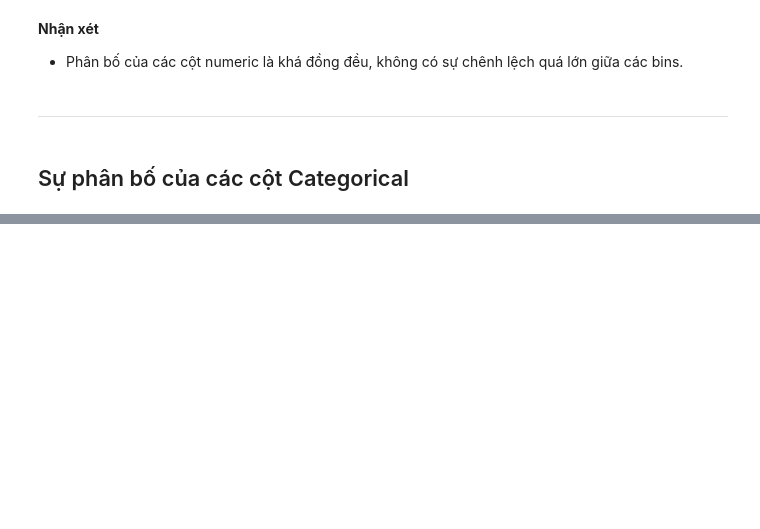
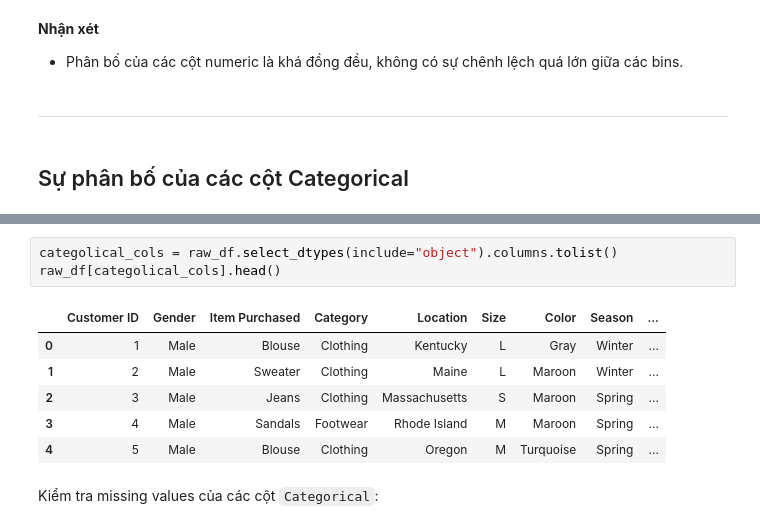
Before and after one commit to HuyAnhTon/Programming_DS, a Jupyter notebook: notebooks/data_explore.ipynb, the cells around one changed output, grey strips where cells are left out. Drawn from its saved outputs; the diff is of its cells as text; blank space fills up the shorter version.

```diff
--- a/notebooks/data_explore.ipynb
+++ b/notebooks/data_explore.ipynb
@@ -307,0 +339,12 @@ Text(0.5, 0.98, 'Distribution of numeric columns')
+# %%
+categolical_cols = raw_df.select_dtypes(include="object").columns.tolist()
+raw_df[categolical_cols].head()
+# %% [output]
+|  | Customer ID | Gender | Item Purchased | Category | Location | Size | Color | Season | ... |
+| 0 | 1 | Male | Blouse | Clothing | Kentucky | L | Gray | Winter | ... |
+| 1 | 2 | Male | Sweater | Clothing | Maine | L | Maroon | Winter | ... |
+| 2 | 3 | Male | Jeans | Clothing | Massachusetts | S | Maroon | Spring | ... |
+| 3 | 4 | Male | Sandals | Footwear | Rhode Island | M | Maroon | Spring | ... |
+| 4 | 5 | Male | Blouse | Clothing | Oregon | M | Turquoise | Spring | ... |
+# %% [markdown]
+Kiểm tra missing values của các cột `Categorical`:
```
Also changed, not shown: parts of 12 cells of this notebook, 1 other file.
